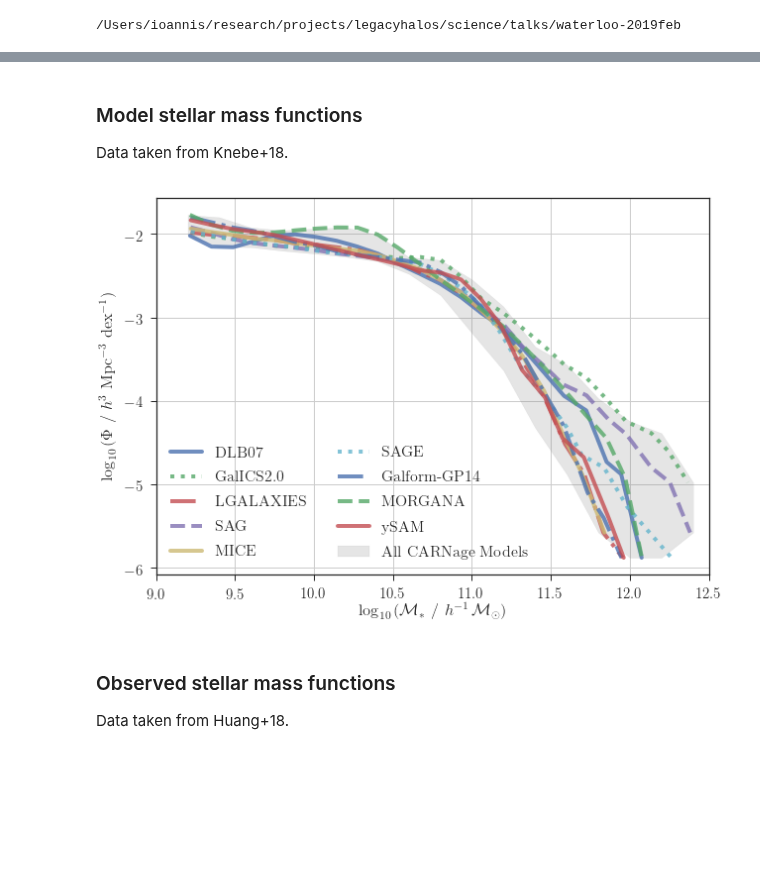
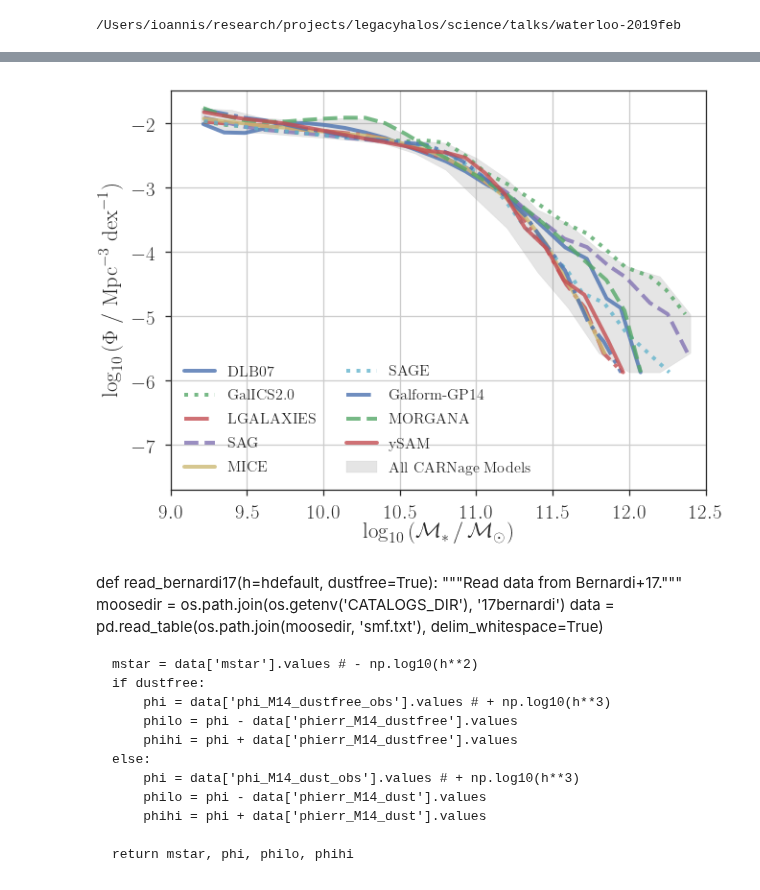
Before and after one commit to moustakas/legacyhalos, a Jupyter notebook: science/talks/waterloo-2019feb.ipynb, the cells around one changed output, grey strips where cells are left out. Drawn from its saved outputs; the diff is of its cells as text; code cells hidden in the pictures; blank space fills up the shorter version.

```diff
--- a/science/talks/waterloo-2019feb.ipynb
+++ b/science/talks/waterloo-2019feb.ipynb
@@ -358,15 +123,0 @@ def qa_deltamass(xmass, ymass, xlabel=None, ylabel=None, xlim=None,
-# %%
-lhphot_mstar = lhphot['mstar_avg']
-lsphot_mstar = lsphot['mstar_avg']
-mendel_tab5_mstar = upenn['mstar_tab5_mendel']
-mendel_tab3_mstar = upenn['mstar_tab3_mendel']
-sdssphot_mstar = sdssphot['mstar_avg']
-
-good = ( (lhphot_mstar > 0) * (mendel_tab3_mstar > 0) * (mendel_tab5_mstar > 0) *
-        (sdssphot_mstar > 0) * (lsphot_mstar > 0) )
-
-lhphot_mstar = lhphot_mstar[good]
-mendel_tab3_mstar = mendel_tab3_mstar[good]
-mendel_tab5_mstar = mendel_tab5_mstar[good]
-lsphot_mstar = lsphot_mstar[good]
-sdssphot_mstar = sdssphot_mstar[good]
@@ -644,7 +124,3 @@ qa_carnage_smhm(png='smhm-carnage.png')
-# %% [markdown]
-### Model stellar mass functions
-
-Data taken from Knebe+18.
 # %%
 def read_carnage_smf(fullrange=False, seed=None, h=hdefault):
     """Data taken from Knebe+18."""
@@ -712,20 +188,18 @@ def qa_carnage_smf(individual=True, fullrange=False, png=None, ylim=None):
     if ylim:
         ax.set_ylim(ylim)
 
-    ax.set_xlabel(mstar_label2())
-    ax.set_ylabel(phi_label())
+    ax.set_xlabel(mstar_label3())
+    ax.set_ylabel(phi_label2())
     ax.legend(loc='lower left', ncol=2, fontsize=16)
+
+    plt.subplots_adjust(top=0.95)
 
     if png:
         plt.savefig(os.path.join(talkdir, png))
-# %%
-qa_carnage_smf(fullrange=True)
-# %% [output]
-[figure, removed]
-# %% [markdown]
-### Observed stellar mass functions
-
-Data taken from Huang+18.
+# %%
+qa_carnage_smf(fullrange=True, ylim=(-7.7, -1.5), png='smf-carnage-fullrange.png')
+# %% [output]
+[figure, added]
 # %%
 def read_li09():
     """Read data from Li & White 2009."""
@@ -781,3 +237,21 @@ def read_bernardi17(h=hdefault, dustfree=True):
+# %% [markdown]
+def read_bernardi17(h=hdefault, dustfree=True):
+    """Read data from Bernardi+17."""
+    moosedir = os.path.join(os.getenv('CATALOGS_DIR'), '17bernardi')
+    data = pd.read_table(os.path.join(moosedir, 'smf.txt'),
+                         delim_whitespace=True)
+
+    mstar = data['mstar'].values # - np.log10(h**2)
+    if dustfree:
+        phi = data['phi_M14_dustfree_obs'].values # + np.log10(h**3)
+        philo = phi - data['phierr_M14_dustfree'].values
+        phihi = phi + data['phierr_M14_dustfree'].values
+    else:
+        phi = data['phi_M14_dust_obs'].values # + np.log10(h**3)
+        philo = phi - data['phierr_M14_dust'].values
+        phihi = phi + data['phierr_M14_dust'].values
+
+    return mstar, phi, philo, phihi
 # %%
 def read_huang18(cModel=False, BCG=False, total=False, h=hdefault):
 
```
Also changed, not shown: parts of 85 cells of this notebook, 3 other files.
